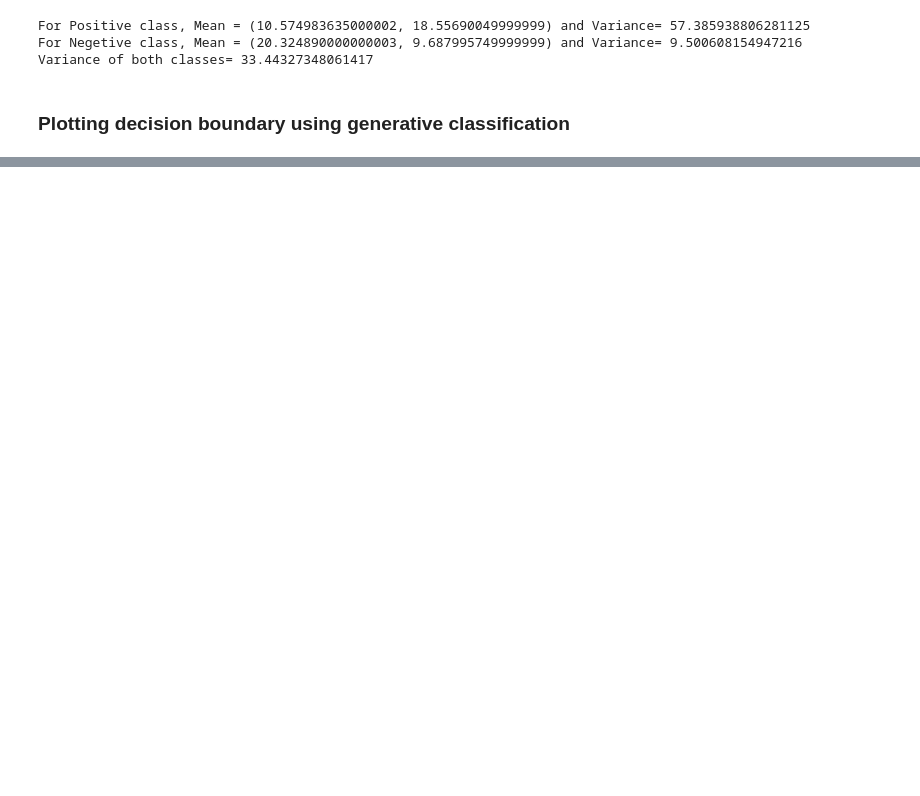
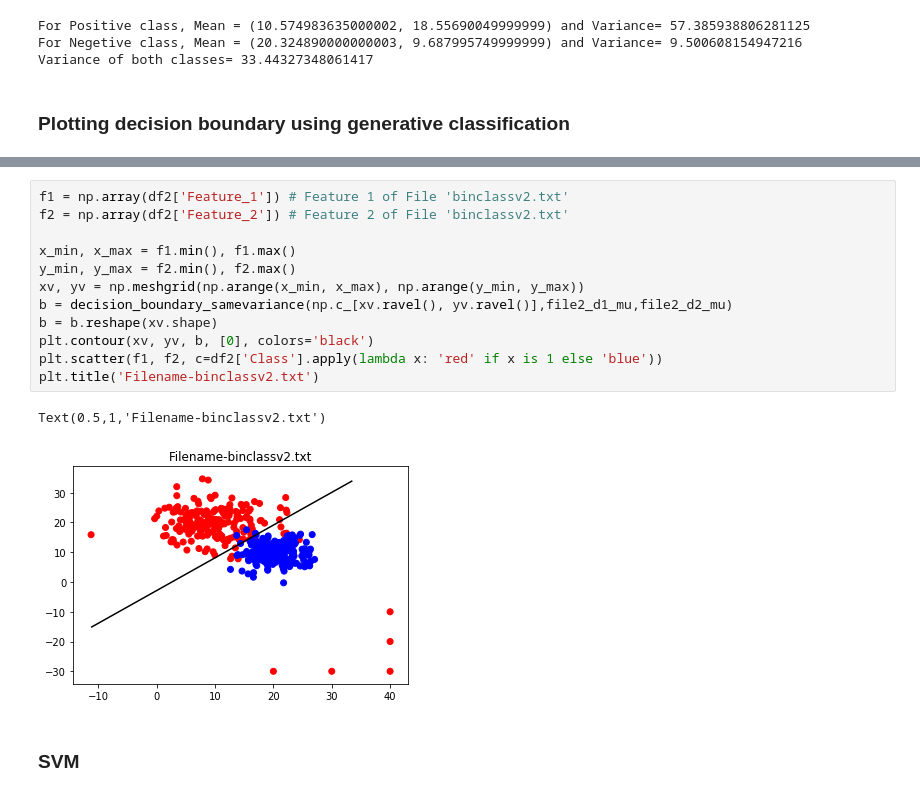
Before and after one commit to rahulrajpl/ML_Snippets, a Jupyter notebook: Generative Binary Classification/Problem7 - Generative Model in Python.ipynb, the cells around one changed output, grey strips where cells are left out. Saved outputs shown, nothing was run; the diff lists cells and outputs as text; blank space fills up the shorter version.

```diff
--- a/Generative Binary Classification/Problem7 - Generative Model in Python.ipynb
+++ b/Generative Binary Classification/Problem7 - Generative Model in Python.ipynb
@@ -139,0 +170,17 @@ NameError: name 'd1_positive_class_mean_mle' is not defined
+# %%
+f1 = np.array(df2['Feature_1']) # Feature 1 of File 'binclassv2.txt'
+f2 = np.array(df2['Feature_2']) # Feature 2 of File 'binclassv2.txt'
+
+x_min, x_max = f1.min(), f1.max()
+y_min, y_max = f2.min(), f2.max()
+xv, yv = np.meshgrid(np.arange(x_min, x_max), np.arange(y_min, y_max))
+b = decision_boundary_samevariance(np.c_[xv.ravel(), yv.ravel()],file2_d1_mu,file2_d2_mu)
+b = b.reshape(xv.shape)
+plt.contour(xv, yv, b, [0], colors='black')
+plt.scatter(f1, f2, c=df2['Class'].apply(lambda x: 'red' if x is 1 else 'blue'))
+plt.title('Filename-binclassv2.txt')
+# %% [output]
+Text(0.5,1,'Filename-binclassv2.txt')
+[figure, added]
+# %% [markdown]
+### SVM
```
Also changed, not shown: parts of 18 cells of this notebook.
